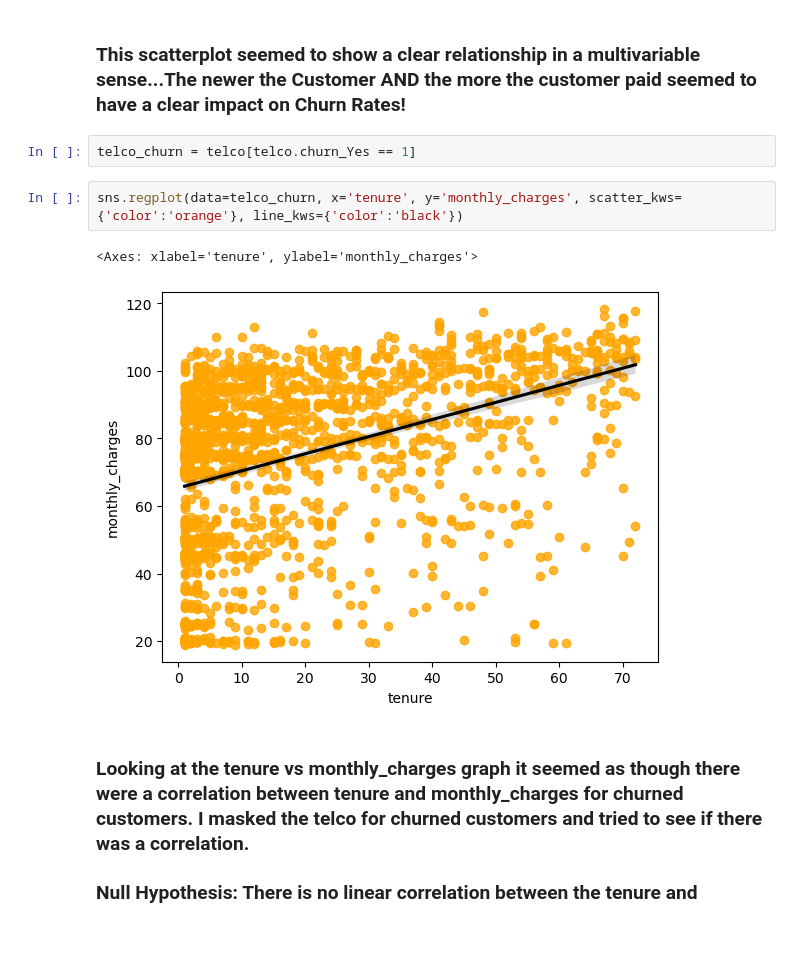
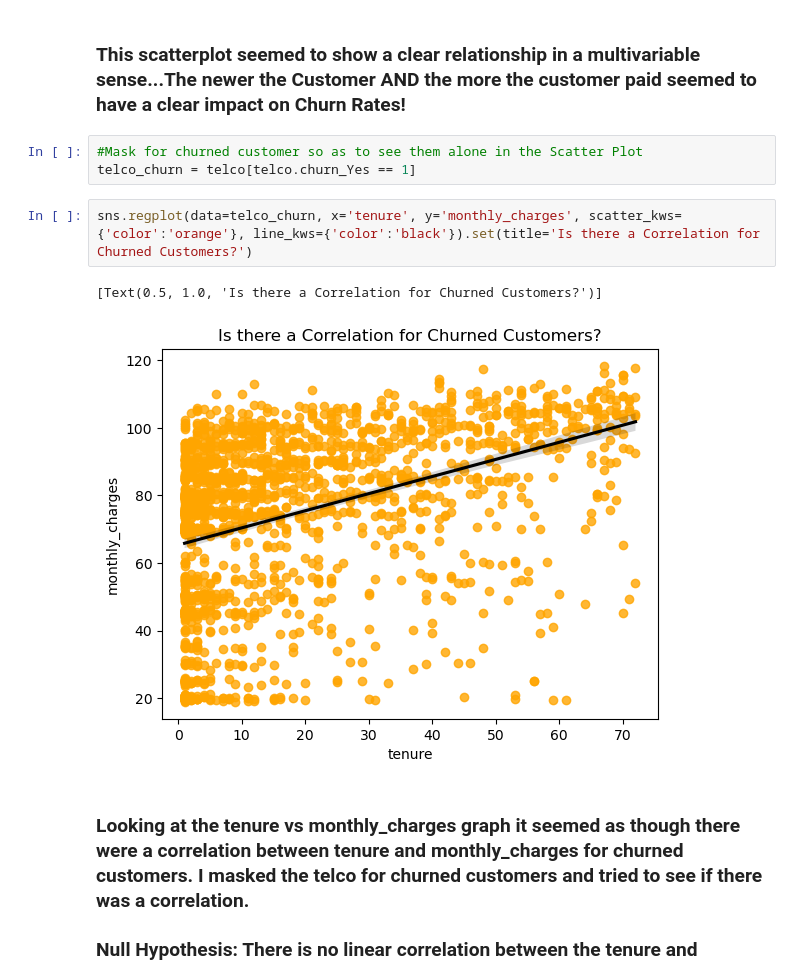
Before and after one commit to Alfred-W-S-Pirovits-Jr/Telco_Churn_Project, a Jupyter notebook: final_report.ipynb, the cells around one changed output. Drawn from its saved outputs; the diff is of its cells as text; blank space fills up the shorter version.

```diff
--- a/final_report.ipynb
+++ b/final_report.ipynb
@@ -108,12 +118,13 @@ sns.scatterplot(data=telco, x='tenure', y='monthly_charges', hue='churn_Yes')
 # %% [markdown]
 ### This scatterplot seemed to show a clear relationship in a multivariable sense...The newer the Customer AND the more the customer paid seemed to have a clear impact on Churn Rates!
-# %%
-telco_churn = telco[telco.churn_Yes == 1]
+# %%
+#Mask for churned customer so as to see them alone in the Scatter Plot
+telco_churn = telco[telco.churn_Yes == 1]
 # %%
-sns.regplot(data=telco_churn, x='tenure', y='monthly_charges', scatter_kws={'color':'orange'}, line_kws={'color':'black'})
+sns.regplot(data=telco_churn, x='tenure', y='monthly_charges', scatter_kws={'color':'orange'}, line_kws={'color':'black'}).set(title='Is there a Correlation for Churned Customers?')
 # %% [output]
-<Axes: xlabel='tenure', ylabel='monthly_charges'>
+[Text(0.5, 1.0, 'Is there a Correlation for Churned Customers?')]
-[figure, old version]
+[figure, new version]
 # %% [markdown]
 ### Looking at the tenure vs monthly_charges graph it seemed as though there were a correlation between tenure and monthly_charges for churned customers.  I masked the telco for churned customers and tried to see if there was a correlation.
 
```
Also changed, not shown: parts of 54 cells of this notebook.
